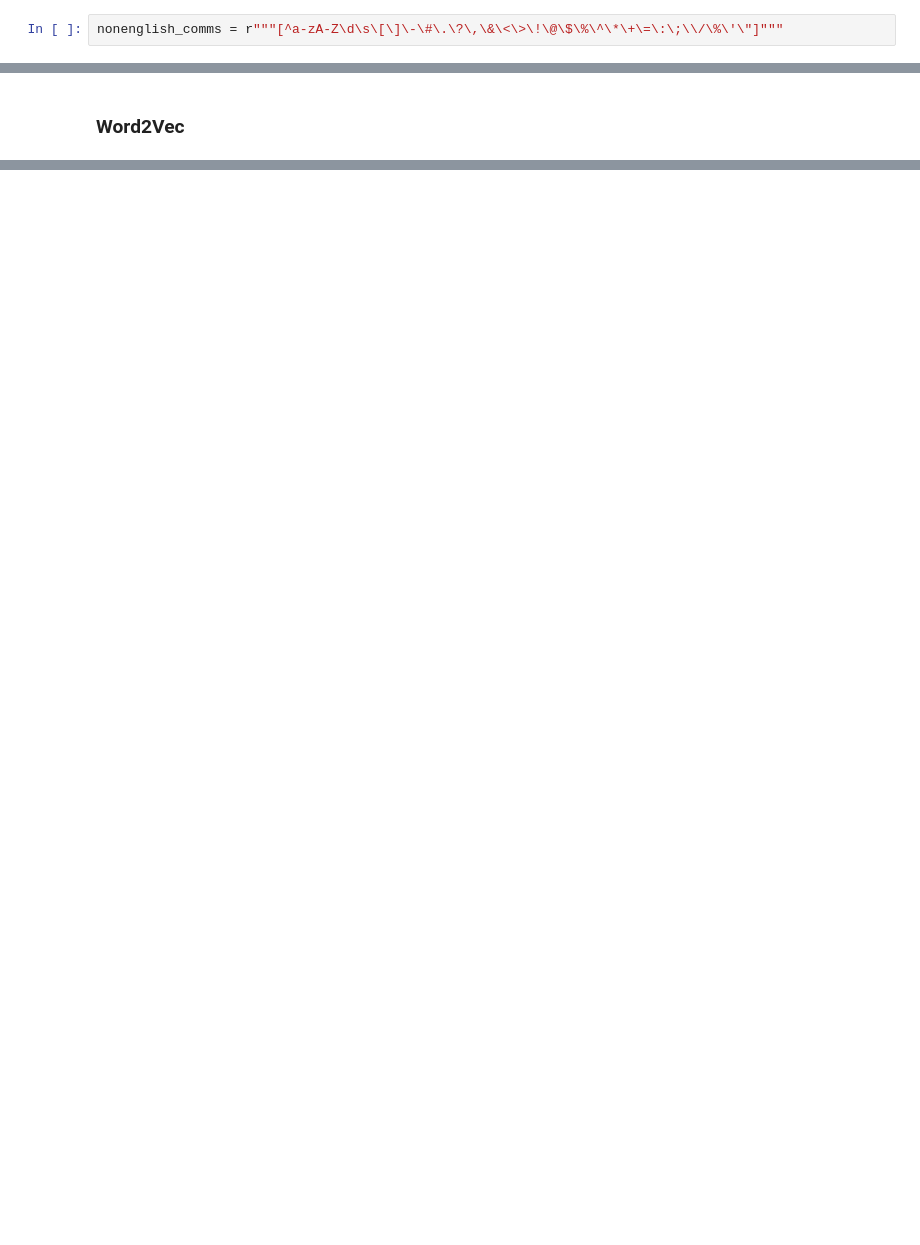
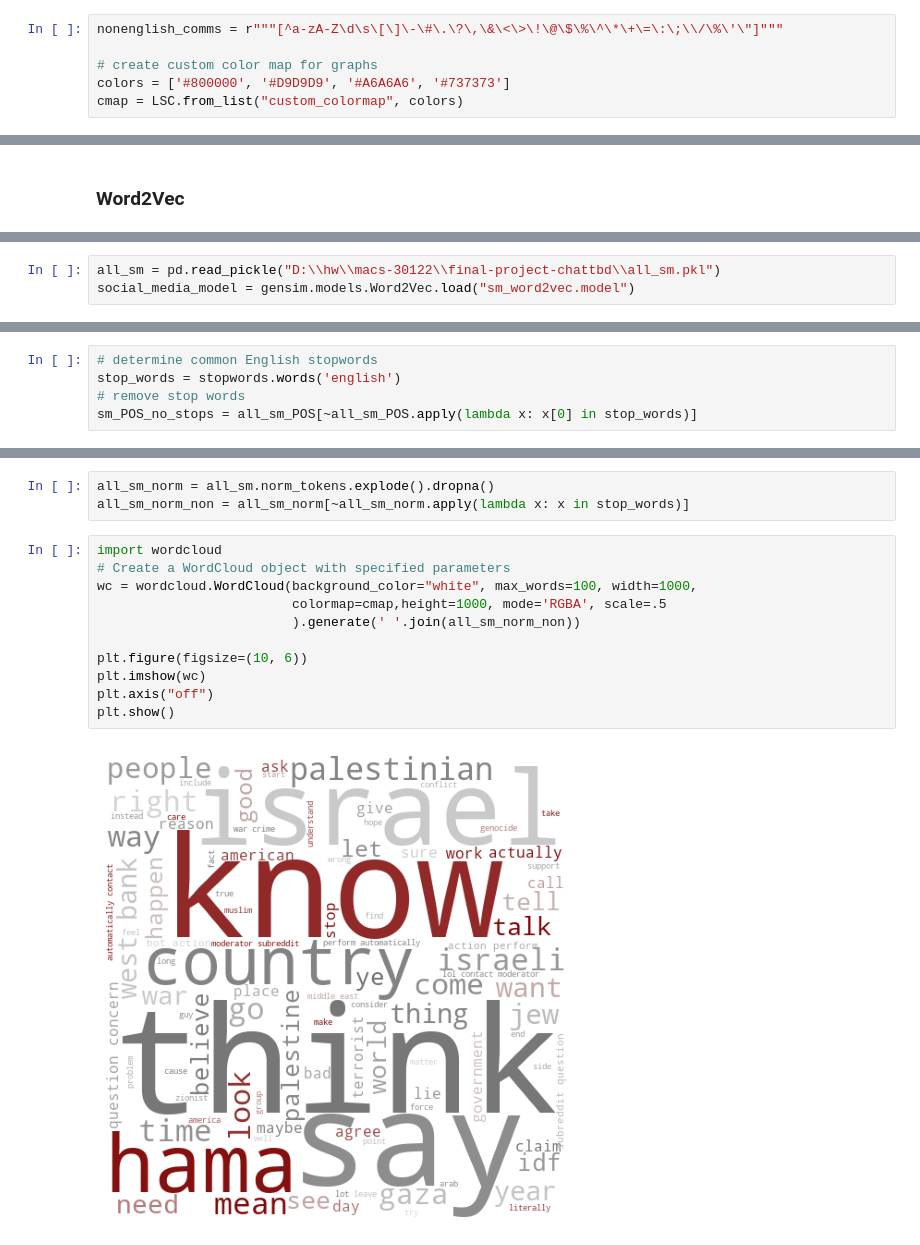
Before and after one commit to macs30122-winter24/final-project-chattbd, a Jupyter notebook: cleaning_yt_ethan.ipynb, the cells around one changed output, grey strips where cells are left out. Cells and saved outputs as stored; diff of their text form; blank space fills up the shorter version.

```diff
--- a/cleaning_yt_ethan.ipynb
+++ b/cleaning_yt_ethan.ipynb
@@ -18,5 +29,9 @@ nlp = spacy.load("en_core_web_sm")
 # %%
 nonenglish_comms = r"""[^a-zA-Z\d\s\[\]\-\#\.\?\,\&\<\>\!\@\$\%\^\*\+\=\:\;\\/\%\'\"]"""
+
+# create custom color map for graphs
+colors = ['#800000', '#D9D9D9', '#A6A6A6', '#737373']
+cmap = LSC.from_list("custom_colormap", colors)
 # %%
 alj_yt = pd.read_csv("D:\\hw\\macs-30122\\final-project-chattbd\\output_YT_AlJazeera.csv")
 cnn_yt = pd.read_csv("D:\\hw\\macs-30122\\final-project-chattbd\\output_YT_CNN_approx252videos.csv")
@@ -424,0 +464,3 @@ ip_df.to_pickle("ip_df_new.pkl")
+# %%
+all_sm = pd.read_pickle("D:\\hw\\macs-30122\\final-project-chattbd\\all_sm.pkl")
+social_media_model = gensim.models.Word2Vec.load("sm_word2vec.model")
@@ -424,0 +472,5 @@ ip_df.to_pickle("ip_df_new.pkl")
+# %%
+# determine common English stopwords
+stop_words = stopwords.words('english')
+# remove stop words
+sm_POS_no_stops = all_sm_POS[~all_sm_POS.apply(lambda x: x[0] in stop_words)]
@@ -424,0 +545,16 @@ ip_df.to_pickle("ip_df_new.pkl")
+# %%
+all_sm_norm = all_sm.norm_tokens.explode().dropna()
+all_sm_norm_non = all_sm_norm[~all_sm_norm.apply(lambda x: x in stop_words)]
+# %%
+import wordcloud
+# Create a WordCloud object with specified parameters
+wc = wordcloud.WordCloud(background_color="white", max_words=100, width=1000,
+                         colormap=cmap,height=1000, mode='RGBA', scale=.5
+                         ).generate(' '.join(all_sm_norm_non))
+
+plt.figure(figsize=(10, 6))
+plt.imshow(wc)
+plt.axis("off")
+plt.show()
+# %% [output]
+[figure, added]
```
Also changed, not shown: parts of 32 cells of this notebook, 1 other file.
